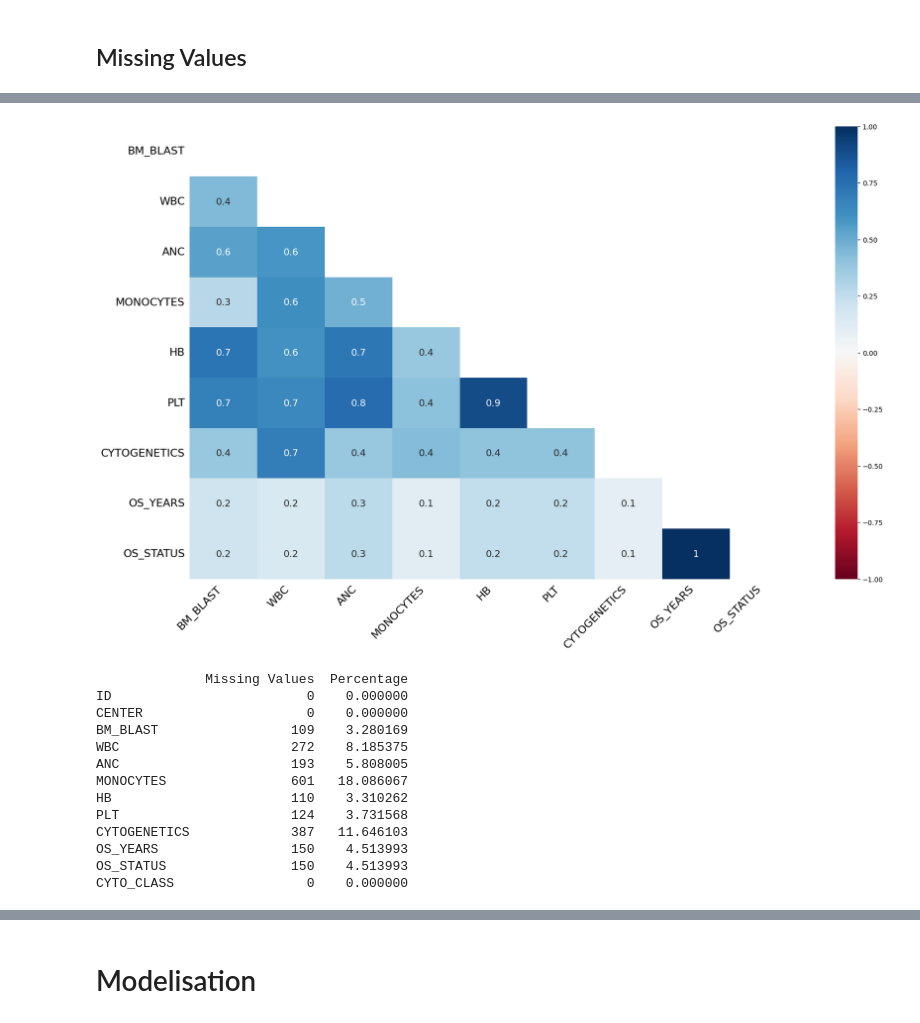
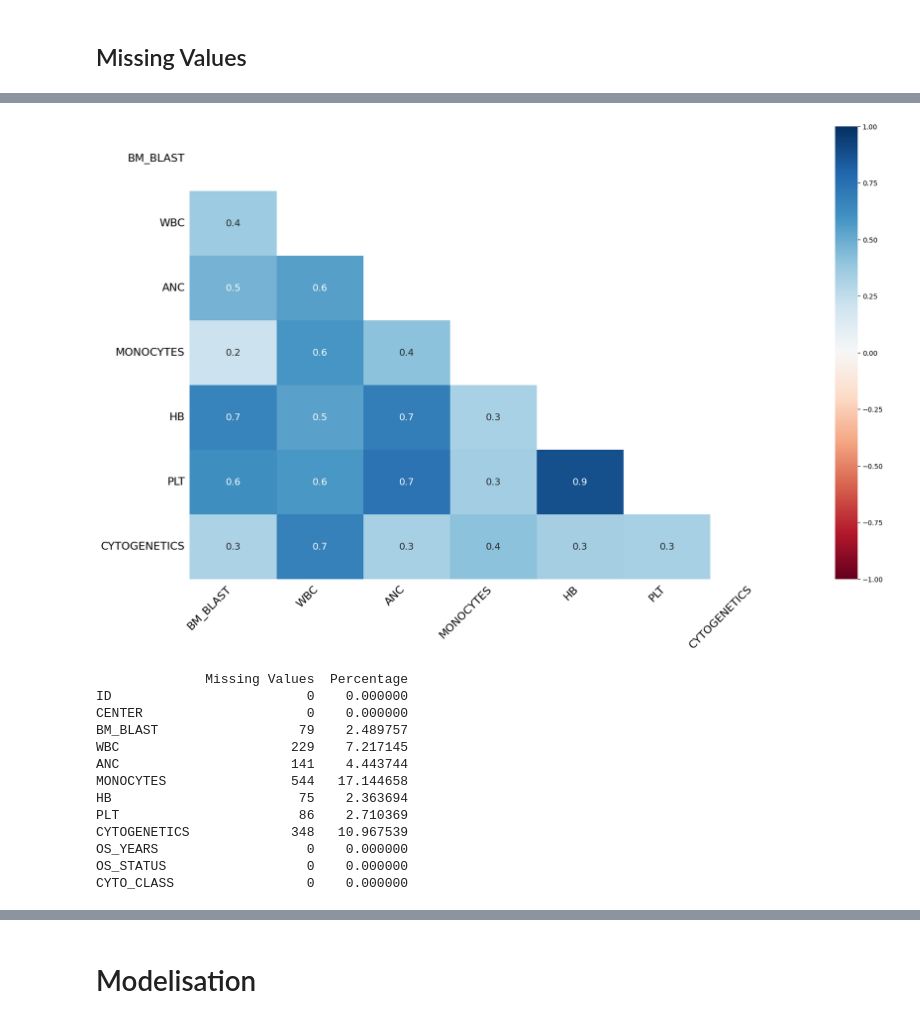
Before and after one commit to Amy1510/leukemia-survival-prediction, a Jupyter notebook: qrt_project.ipynb, the cells around one changed output, grey strips where cells are left out. Cells and saved outputs as stored; diff of their text form; code cells hidden in the pictures.

Commit message:
Add clinical survival modeling pipeline (preprocessing, RSF vs Cox, CV)

```diff
--- a/qrt_project.ipynb
+++ b/qrt_project.ipynb
@@ -235,8 +225,7 @@ Note that within this variable, there are 1194 different groups. It is therefore
 # %%
 def cytogenetic_group(x):
     if pd.isna(x):
-        return "Missing"
-
+        return np.nan
     x = x.lower()
 
     # Normal karyotype
@@ -934,0 +872,23 @@ plt.show()
+# %%
+df_y_clean = df_y.dropna(subset=["OS_YEARS", "OS_STATUS"]).copy()
+
+df_model = df_clinical.merge(df_y_clean, on="ID", how="inner").copy()
+
+df_model["CYTO_CLASS"] = df_model["CYTOGENETICS"].apply(
+    cytogenetic_group
+)  # retourne np.nan
+df_model["CYTO_CLASS"] = df_model["CYTO_CLASS"].fillna("Other")
+
+#  Miising values clinical +target
+print("Missing values")
+display(df_model.isna().sum(axis=0))
+
+# heatmap for df_clinical + target
+sns.heatmap(df_model.isna())
+n_rows_missing = df_model.isna().any(axis=1).sum()
+n_cells_missing = df_model.isna().sum().sum()
+print("Rows with ≥1 NaN:", n_rows_missing)
+print("Total missing cells:", n_cells_missing)
+
+msno.matrix(df_model)
+plt.show()
@@ -935,11 +914,11 @@ plt.show()
 # %%
-msno.heatmap(df_prep)
+msno.heatmap(df_model)
 plt.show()
 # %% [output]
-[figure, old version]
+[figure, new version]
 # %%
-missing_values = df_prep.isnull().sum()
-missing_percent = (missing_values / len(df_prep)) * 100
+missing_values = df_model.isnull().sum()
+missing_percent = (missing_values / len(df_model)) * 100
 missing_table = pd.DataFrame(
     {"Missing Values": missing_values, "Percentage": missing_percent}
 )
@@ -948,13 +927,13 @@ print(missing_table)
               Missing Values  Percentage
 ID                         0    0.000000
 CENTER                     0    0.000000
-BM_BLAST                 109    3.280169
-WBC                      272    8.185375
-ANC                      193    5.808005
-MONOCYTES                601   18.086067
-HB                       110    3.310262
-PLT                      124    3.731568
-CYTOGENETICS             387   11.646103
-OS_YEARS                 150    4.513993
-OS_STATUS                150    4.513993
+BM_BLAST                  79    2.489757
+WBC                      229    7.217145
+ANC                      141    4.443744
+MONOCYTES                544   17.144658
+HB                        75    2.363694
+PLT                       86    2.710369
+CYTOGENETICS             348   10.967539
+OS_YEARS                   0    0.000000
+OS_STATUS                  0    0.000000
 CYTO_CLASS                 0    0.000000
```
Also changed, not shown: parts of 33 cells of this notebook.
